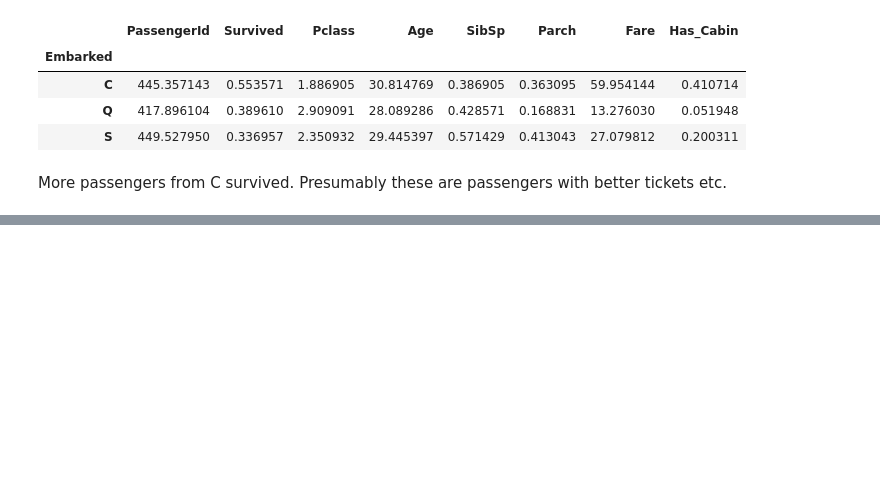
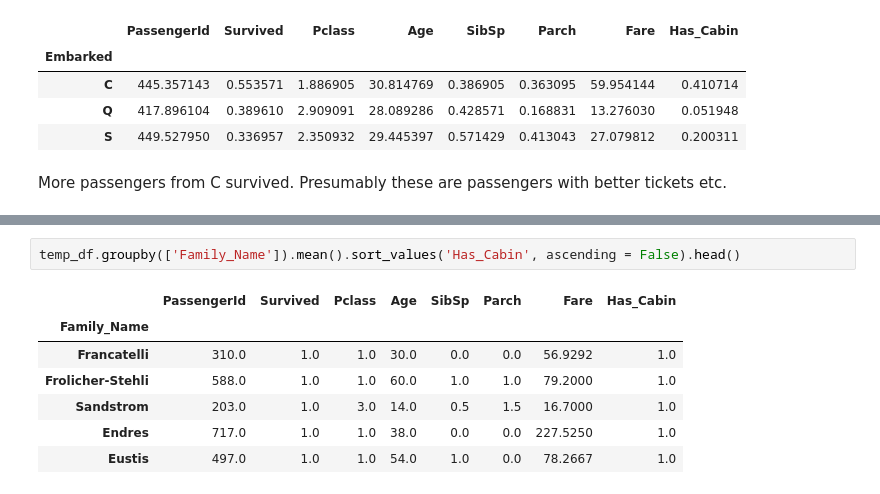
Before and after one commit to nehal1989/kaggle_titanic, a Jupyter notebook: titanic_analysis.ipynb, the cells around one changed output, grey strips where cells are left out. Drawn from its saved outputs; the diff is of its cells as text; blank space fills up the shorter version.

```diff
--- a/titanic_analysis.ipynb
+++ b/titanic_analysis.ipynb
@@ -227,0 +250,10 @@ More passengers from C survived. Presumably these are passengers with better tic
+# %%
+temp_df.groupby(['Family_Name']).mean().sort_values('Has_Cabin', ascending = False).head()
+# %% [output]
+|  | PassengerId | Survived | Pclass | Age | SibSp | Parch | Fare | Has_Cabin |
+| Family_Name |  |  |  |  |  |  |  |  |
+| Francatelli | 310.0 | 1.0 | 1.0 | 30.0 | 0.0 | 0.0 | 56.9292 | 1.0 |
+| Frolicher-Stehli | 588.0 | 1.0 | 1.0 | 60.0 | 1.0 | 1.0 | 79.2000 | 1.0 |
+| Sandstrom | 203.0 | 1.0 | 3.0 | 14.0 | 0.5 | 1.5 | 16.7000 | 1.0 |
+| Endres | 717.0 | 1.0 | 1.0 | 38.0 | 0.0 | 0.0 | 227.5250 | 1.0 |
+| Eustis | 497.0 | 1.0 | 1.0 | 54.0 | 1.0 | 0.0 | 78.2667 | 1.0 |
```
Also changed, not shown: parts of 3 cells of this notebook, 1 other file.
